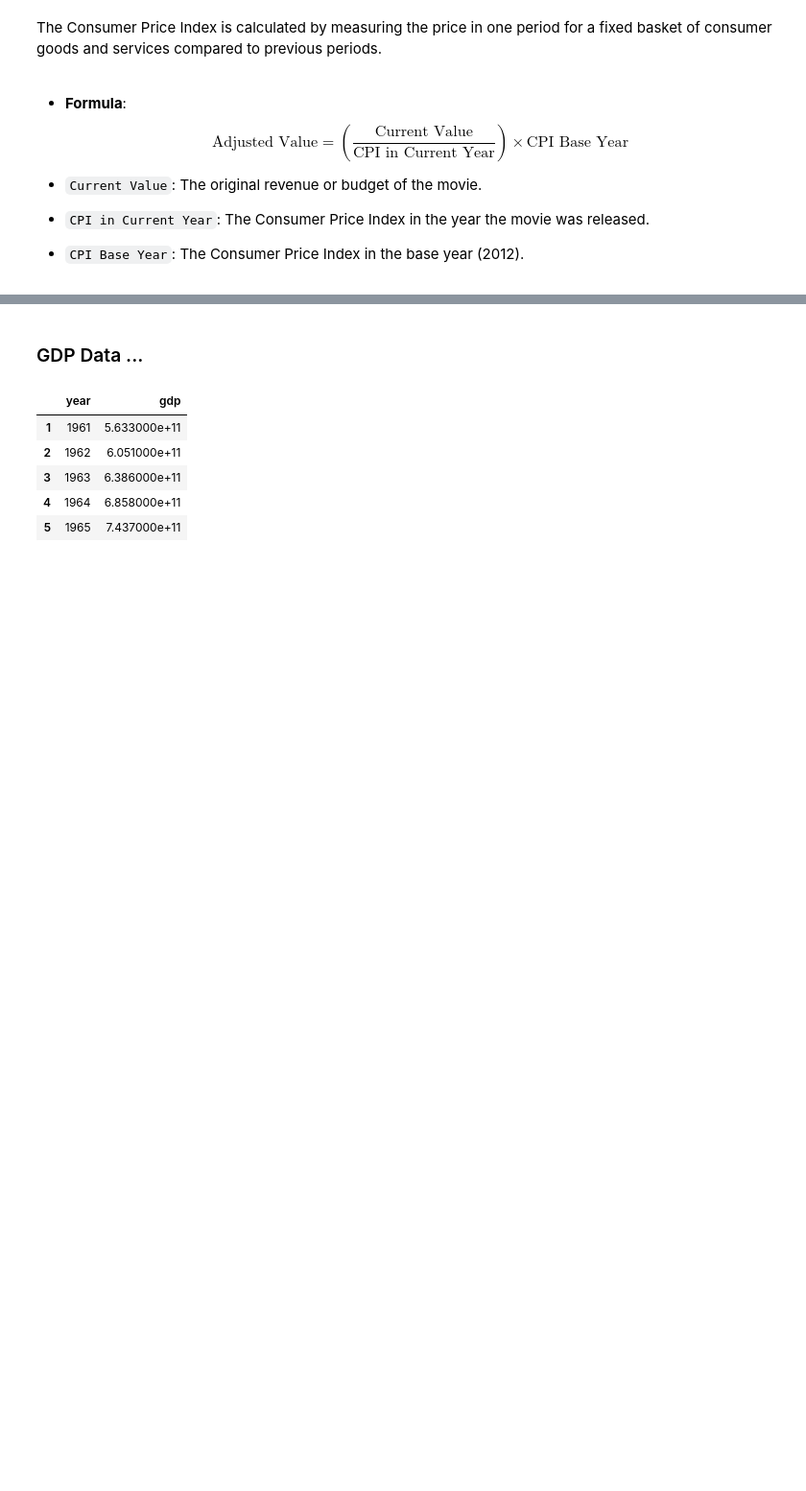
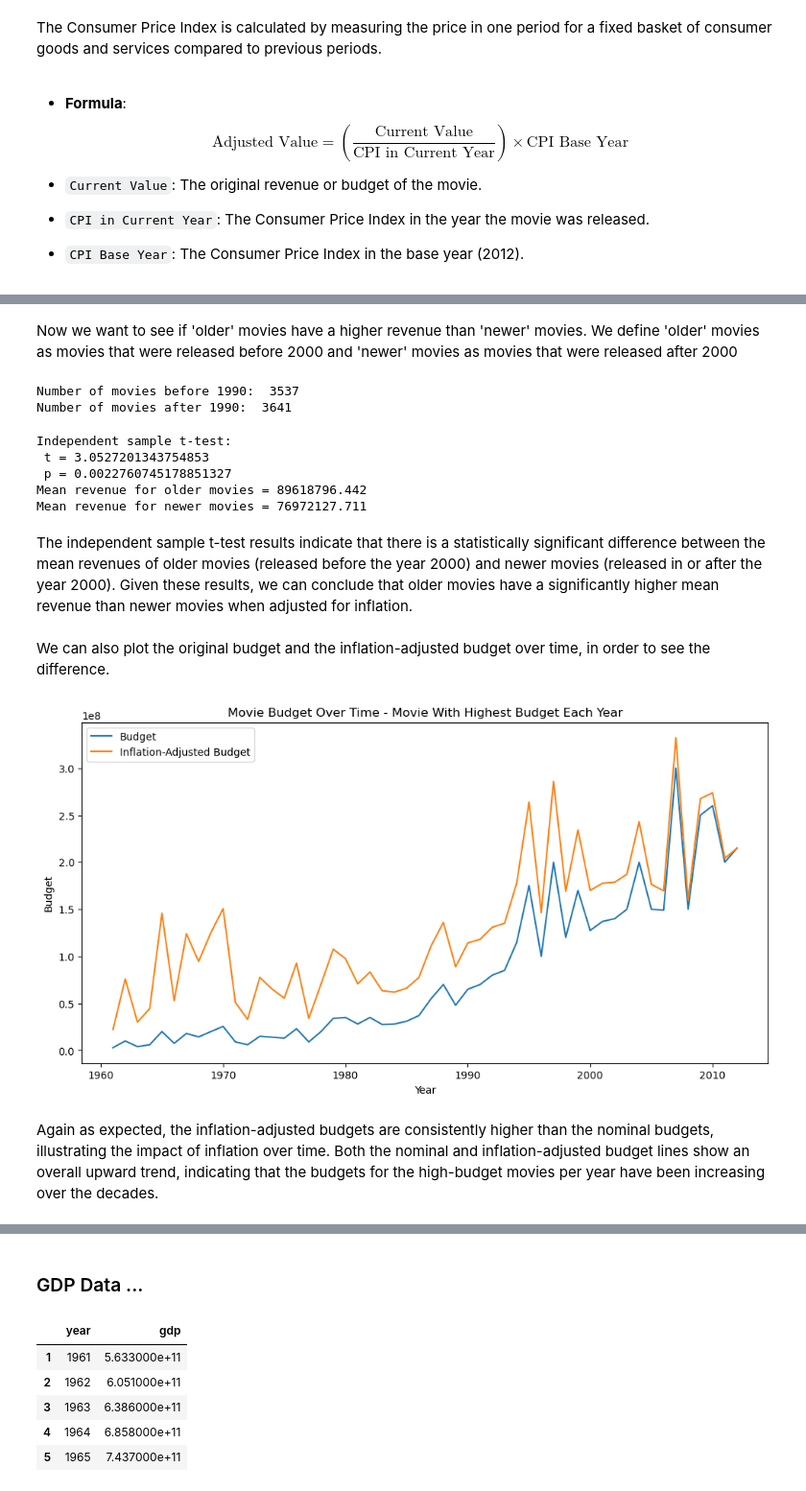
Before and after one commit to epfl-ada/ada-2023-project-fivefrenchspeakingpeoplenocap, a Jupyter notebook: p2_dataloading.ipynb, the cells around one changed output, grey strips where cells are left out. Shown: that part at 96% size. Cells and saved outputs as stored; diff of their text form; code cells hidden in the pictures; blank space fills up the shorter version.

```diff
--- a/p2_dataloading.ipynb
+++ b/p2_dataloading.ipynb
@@ -469,0 +551,56 @@ Name: title, dtype: string
+# %% [markdown]
+Now we want to see if 'older' movies have a higher revenue than 'newer' movies. We define 'older' movies as movies that were released before 2000 and 'newer' movies as movies that were released after 2000
+# %%
+old_movies_revenues = movies_merged[movies_merged["year"].astype(int) < 2000]["revenue_adjusted"]
+new_movies_revenues = movies_merged[movies_merged["year"].astype(int) >= 2000]["revenue_adjusted"]
+
+print("Number of movies before 1990: ", len(old_movies_revenues))
+print("Number of movies after 1990: ", len(new_movies_revenues))
+# %% [output]
+Number of movies before 1990:  3537
+Number of movies after 1990:  3641
+# %%
+mean_revenue_old = old_movies_revenues.mean()
+mean_revenue_new = new_movies_revenues.mean()
+
+# perform a t-test to see if the mean revenue of old movies is significantly higher than the mean revenue of new movies
+t = ttest_ind(old_movies_revenues.values, new_movies_revenues.values)
+print("Independent sample t-test: \n t =", t.statistic, "\n p =", t.pvalue)
+print(
+    "Mean revenue for older movies =",
+    "{:.3f}".format(mean_revenue_old),
+    "\nMean revenue for newer movies =",
+    "{:.3f}".format(mean_revenue_new),
+)
+# %% [output]
+Independent sample t-test:
+ t = 3.0527201343754853
+ p = 0.0022760745178851327
+Mean revenue for older movies = 89618796.442
+Mean revenue for newer movies = 76972127.711
+# %% [markdown]
+The independent sample t-test results indicate that there is a statistically significant difference between the mean revenues of older movies (released before the year 2000) and newer movies (released in or after the year 2000). Given these results, we can conclude that older movies have a significantly higher mean revenue than newer movies when adjusted for inflation.
+# %% [markdown]
+We can also plot the original budget and the inflation-adjusted budget over time, in order to see the difference.
+# %%
+# group by year and get the movie with max budget and revenue_inflation
+annual_revenue = movies_merged.groupby(pd.to_datetime(movies_merged["year"]))[
+    ["budget", "budget_adjusted"]
+].max()
+
+plt.figure(figsize=(12, 6))
+plt.plot(annual_revenue.index, annual_revenue["budget"], label="Budget")
+plt.plot(
+    annual_revenue.index,
+    annual_revenue["budget_adjusted"],
+    label="Inflation-Adjusted Budget",
+)
+plt.title("Movie Budget Over Time - Movie With Highest Budget Each Year")
+plt.xlabel("Year")
+plt.ylabel("Budget")
+plt.legend()
+plt.show()
+# %% [output]
+[figure, added]
+# %% [markdown]
+Again as expected, the inflation-adjusted budgets are consistently higher than the nominal budgets, illustrating the impact of inflation over time. Both the nominal and inflation-adjusted budget lines show an overall upward trend, indicating that the budgets for the high-budget movies per year have been increasing over the decades.
```
Also changed, not shown: parts of 56 cells of this notebook.
